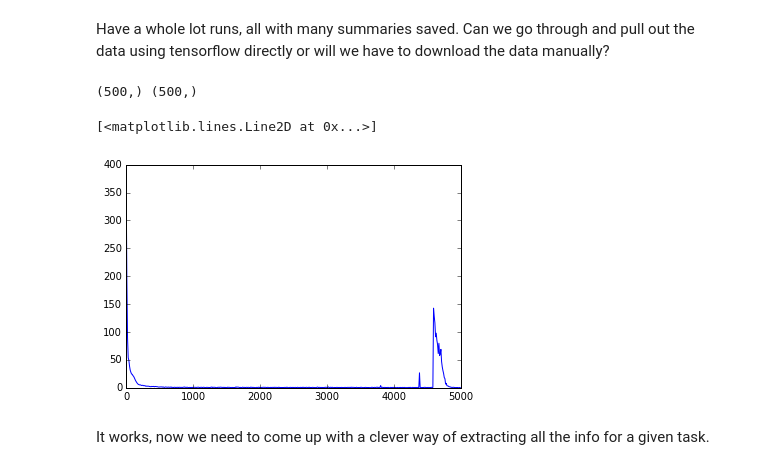
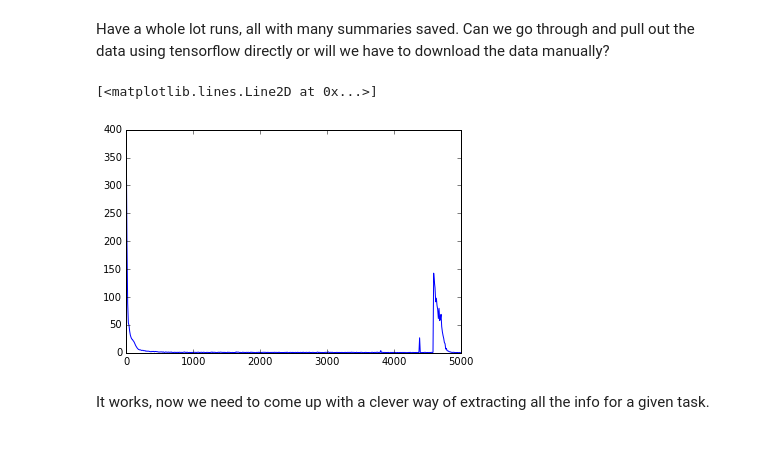
Before and after one commit to PFCM/489-notebooks, a Jupyter notebook: variable_binding.ipynb, the cells around one changed output. Drawn from its saved outputs; the diff is of its cells as text; code cells hidden in the pictures.

```diff
--- a/variable_binding.ipynb
+++ b/variable_binding.ipynb
@@ -18,16 +18,15 @@ def get_scalar_events(filename, tag):
                 results.append(val.simple_value)
     return results
 # %%
-events_file = '../sequential_classifiers/cont_grid/100x1/cp-gate-combined/0/events.out.tfevents.1473775538.midnight-espresso.ecs.vuw.ac.nz'
+events_file = '../cont_vbind/100x1/cp-gate-combined/0/events.out.tfevents.1473775538.midnight-espresso.ecs.vuw.ac.nz'
 losses = get_scalar_events(events_file, 'loss')
 xs = np.arange(len(losses)) * 10  # summarised every ten
 ys = np.array(losses)
 
 plt.plot(xs, ys)
 # %% [output]
-(500,) (500,)
+[<matplotlib.lines.Line2D at 0x...>]
-[<matplotlib.lines.Line2D at 0x...>]
-[figure, old version]
+[figure, new version]
 # %% [markdown]
 It works, now we need to come up with a clever way of extracting all the info for a given task.
 # %%
```
Also changed, not shown: parts of 5 cells of this notebook.
